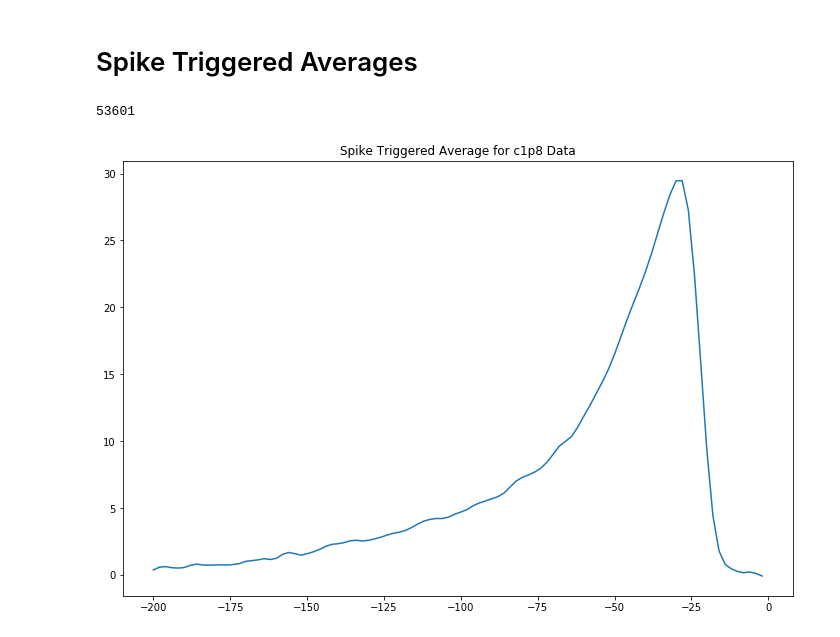
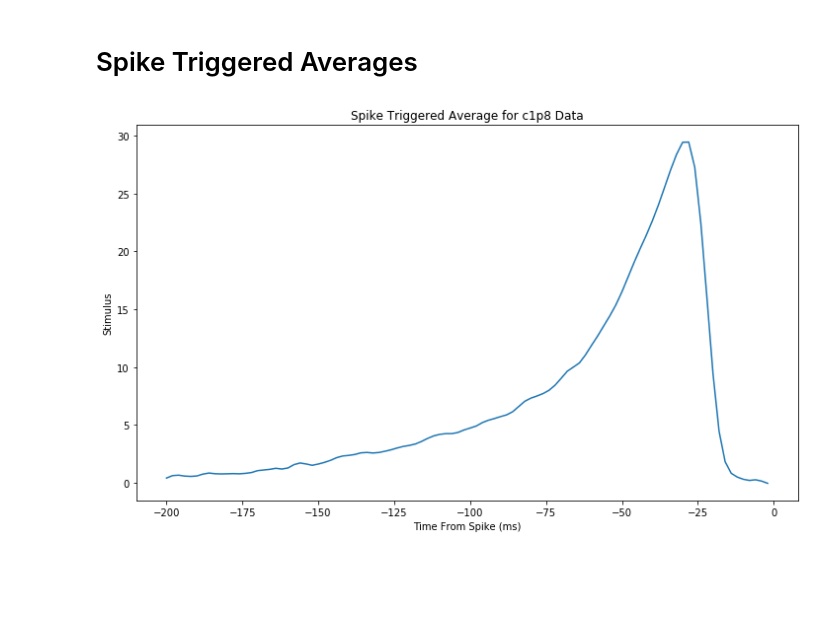
Before and after one commit to leonardz/neurosci, a Jupyter notebook: Neuron Responses - Spike Triggered Averages.ipynb, the cells around one changed output. Cells and saved outputs as stored; diff of their text form; code cells hidden in the pictures; blank space fills up the shorter version.

```diff
--- a/Neuron Responses - Spike Triggered Averages.ipynb
+++ b/Neuron Responses - Spike Triggered Averages.ipynb
@@ -47,19 +47,17 @@ rho = data['rho'].flatten()
 s = data['stim'].flatten()
 delta_t = 2 # ms
 window = 200 # ms
-
-rho.sum()
-# %% [output]
-53601
 # %%
 times, sta = get_sta(rho, s, window, delta_t)
 
-plt.figure(figsize=(12,8))
+plt.figure(figsize=(12,7))
 plt.plot(times, sta)
 plt.title('Spike Triggered Average for c1p8 Data')
+plt.ylabel('Stimulus')
+plt.xlabel('Time From Spike (ms)')
 plt.show()
 # %% [output]
-[figure, old version]
+[figure, new version]
 # %%
 T = 100 * 1000 # 100s trial in ms
 delta_t = 1 # ms
```
Also changed, not shown: parts of 7 cells of this notebook, 1 other file.
